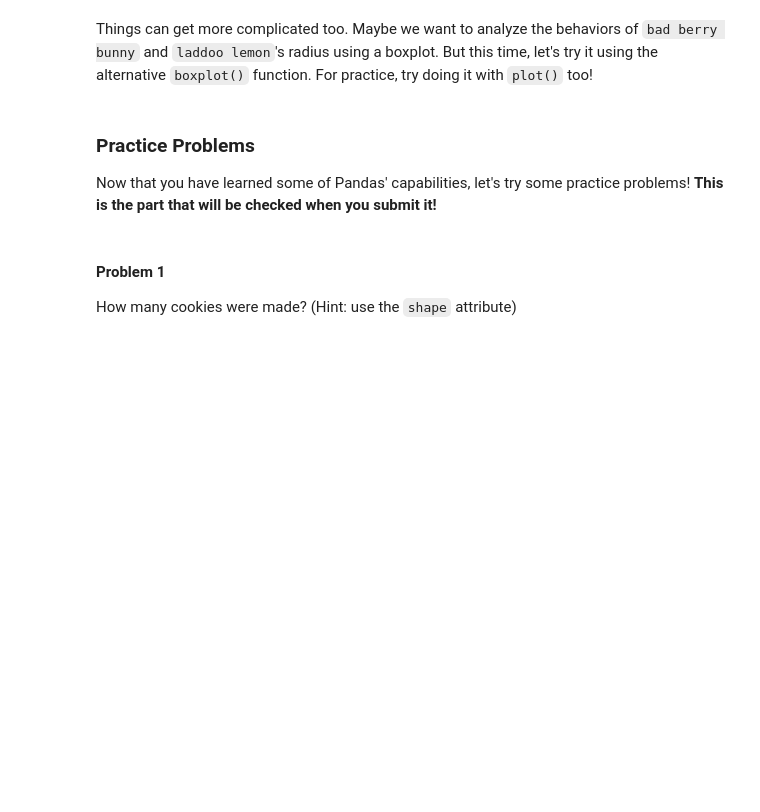
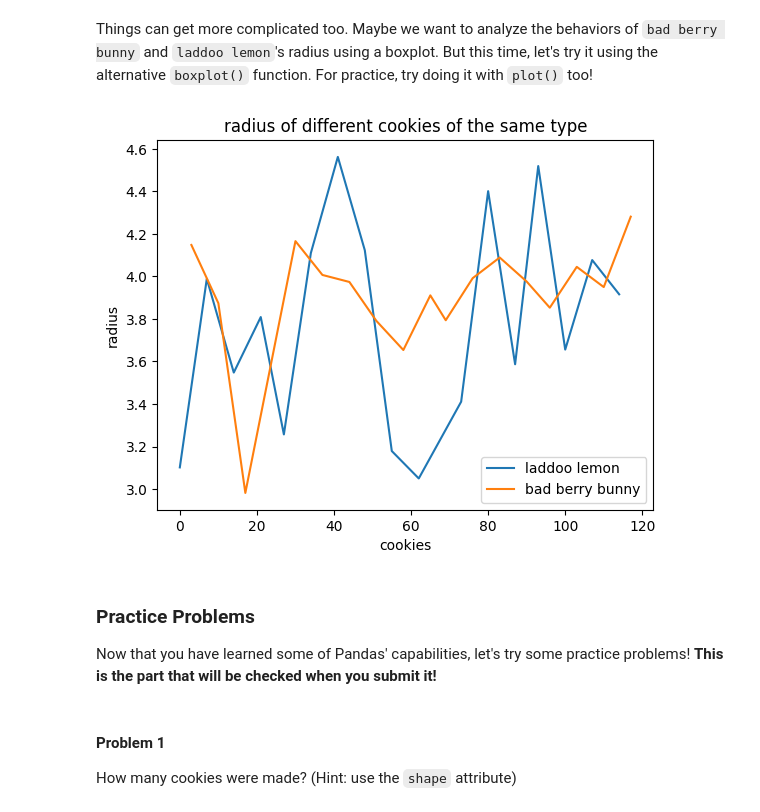
Before and after one commit to snigdhapulim/CS506-Spring2023, a Jupyter notebook: labs/02-lab/lab02_snigdha.ipynb, the cells around one changed output. Drawn from its saved outputs; the diff is of its cells as text; code cells hidden in the pictures; blank space fills up the shorter version.

```diff
--- a/labs/02-lab/lab02_snigdha.ipynb
+++ b/labs/02-lab/lab02_snigdha.ipynb
@@ -364,3 +375,18 @@ Things can get more complicated too. Maybe we want to analyze the behaviors of `
+# %%
+#TODO: analyze the two cookie's radius in a boxplot
+
+plt.plot(df[df['cookie']=='laddoo lemon']['radius'],label="laddoo lemon")
+plt.plot(df[df['cookie']=='bad berry bunny']['radius'],label="bad berry bunny")
+
+plt.title('radius of different cookies of the same type')
+plt.ylabel("radius")
+plt.xlabel("cookies")
+
+plt.legend()
+
+plt.show()
+# %% [output]
+[figure, added]
 # %% [markdown]
 ### Practice Problems
 Now that you have learned some of Pandas' capabilities, let's try some practice problems! **This is the part that will be checked when you submit it!**
```
Also changed, not shown: parts of 15 cells of this notebook.
